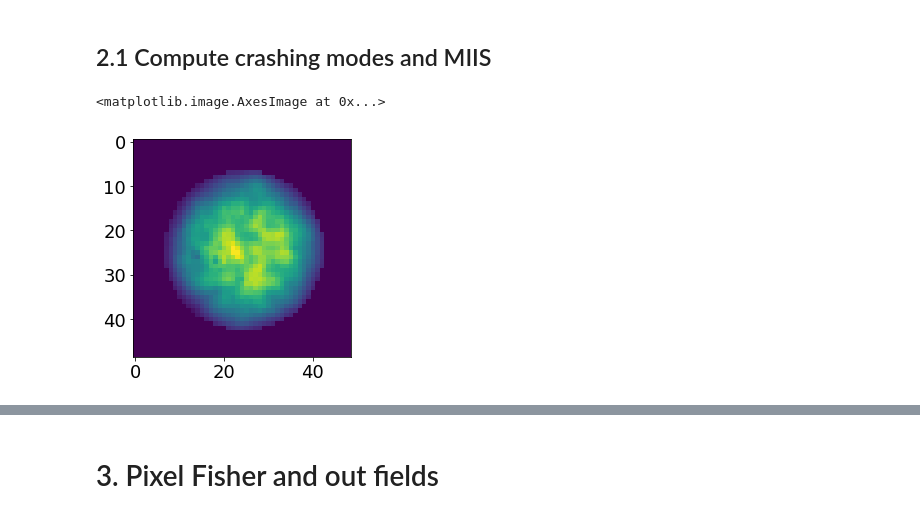
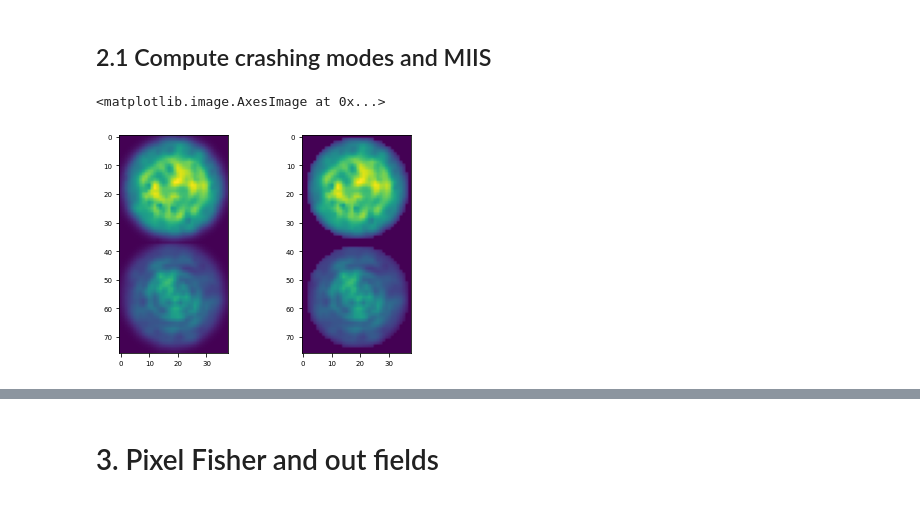
Before and after one commit to rodguti90/Article_PrecisionLimitTensorWFS, a Jupyter notebook: Crashing_figure.ipynb, the cells around one changed output, grey strips where cells are left out. Cells and saved outputs as stored; diff of their text form; code cells hidden in the pictures.

```diff
--- a/Crashing_figure.ipynb
+++ b/Crashing_figure.ipynb
@@ -164,0 +187,14 @@ n_sing = n_mod
+# %%
+TMlist4corr = np.load(os.path.join(data_path,'TMlist4corr.npy'))
+dx4corr = np.load(os.path.join(data_path,'poslist4corr.npy'))
+TMs4modes = np.load(os.path.join(data_path,'TM_3pts2computemodes.npy'))
+dx4modes = np.load(os.path.join(data_path,'pos2nd_3pts.npy'))
+# %%
+N_in = param['TMpix']['mroot']
+N_out = param['TMpix']['nroot']
+n_mod = np.shape(TMlist4corr)[-1]
+
+def horz_reshp(vec):
+    p1 = vec[:N_out**2].reshape(N_out,N_out)
+    p2 = vec[N_out**2:].reshape(N_out,N_out)
+    return np.concatenate((p1,p2),axis=1)
@@ -181,10 +216,13 @@ plt.grid(True)
 # %%
 n_rnd = 100
 X_rnd = normalizevecs(rnd_cpx_disk((n_rnd,n_mod)))
-Yrnd = getOutputFields(X_rnd,TM_mix[0])
-plt.imshow(np.reshape(np.mean(np.abs(Yrnd)**2,axis=0),(N_out,N_out)))
-out_mask = get_disk_mask([N_out,N_out], 0.75*N_out//2, center=(N_out/2,N_out/2))
-plt.imshow(out_mask*np.reshape(np.mean(np.abs(Yrnd)**2,axis=0),(N_out,N_out)))
+Yrnd = getOutputFields(X_rnd,TMlist4corr[0])
+
+out_mask = get_disk_mask([N_out,N_out], 0.96*N_out//2, center=(N_out/2-1,N_out/2))
+out_mask = np.concatenate((out_mask,out_mask), axis=0)
+fig, ax = plt.subplots(1,2)
+ax[0].imshow(np.reshape(np.mean(np.abs(Yrnd)**2,axis=0),(2*N_out,N_out)))
+ax[1].imshow(out_mask*np.reshape(np.mean(np.abs(Yrnd)**2,axis=0),(2*N_out,N_out)))
 # %% [output]
 <matplotlib.image.AxesImage at 0x...>
-[figure, old version]
+[figure, new version]
```
Also changed, not shown: parts of 118 cells of this notebook.
